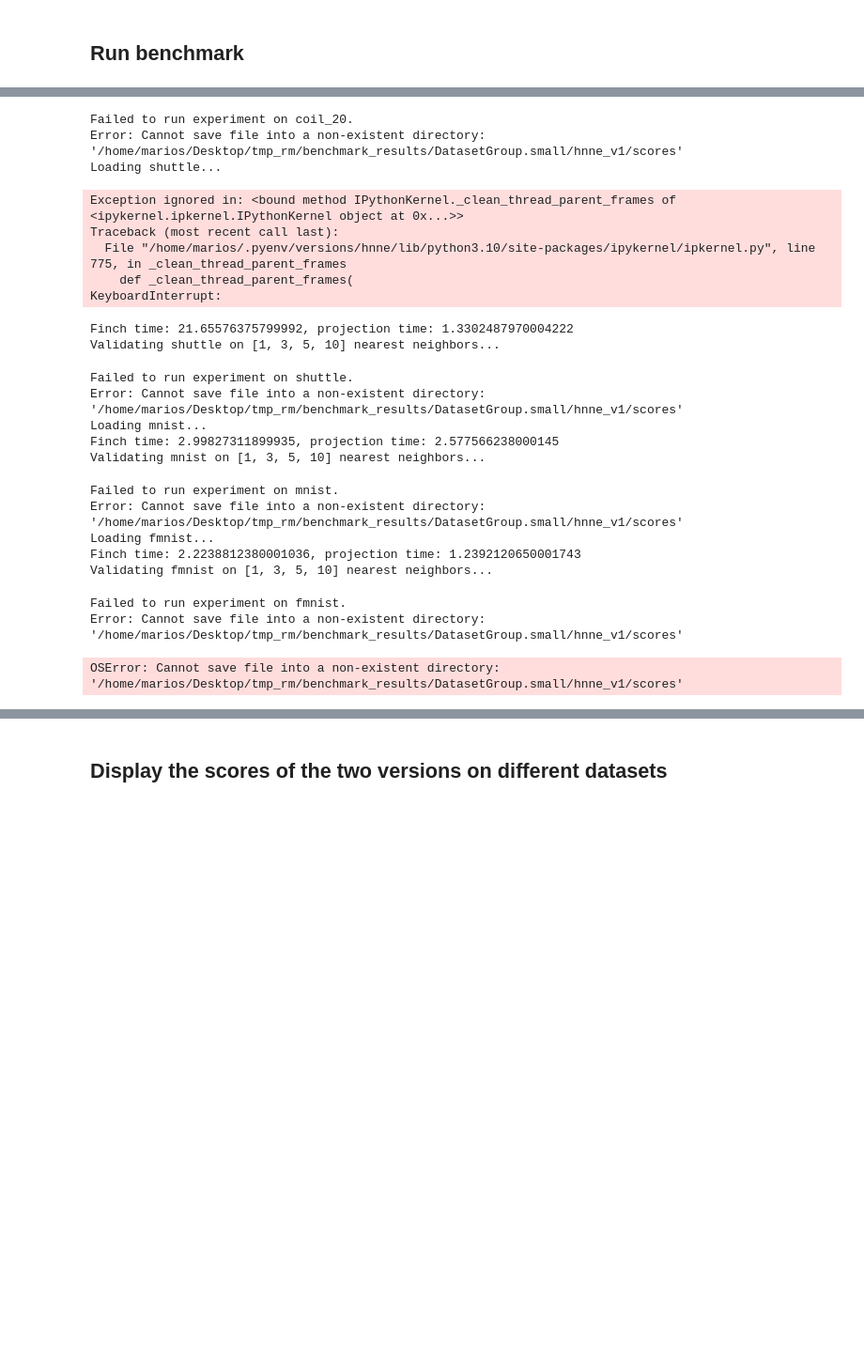
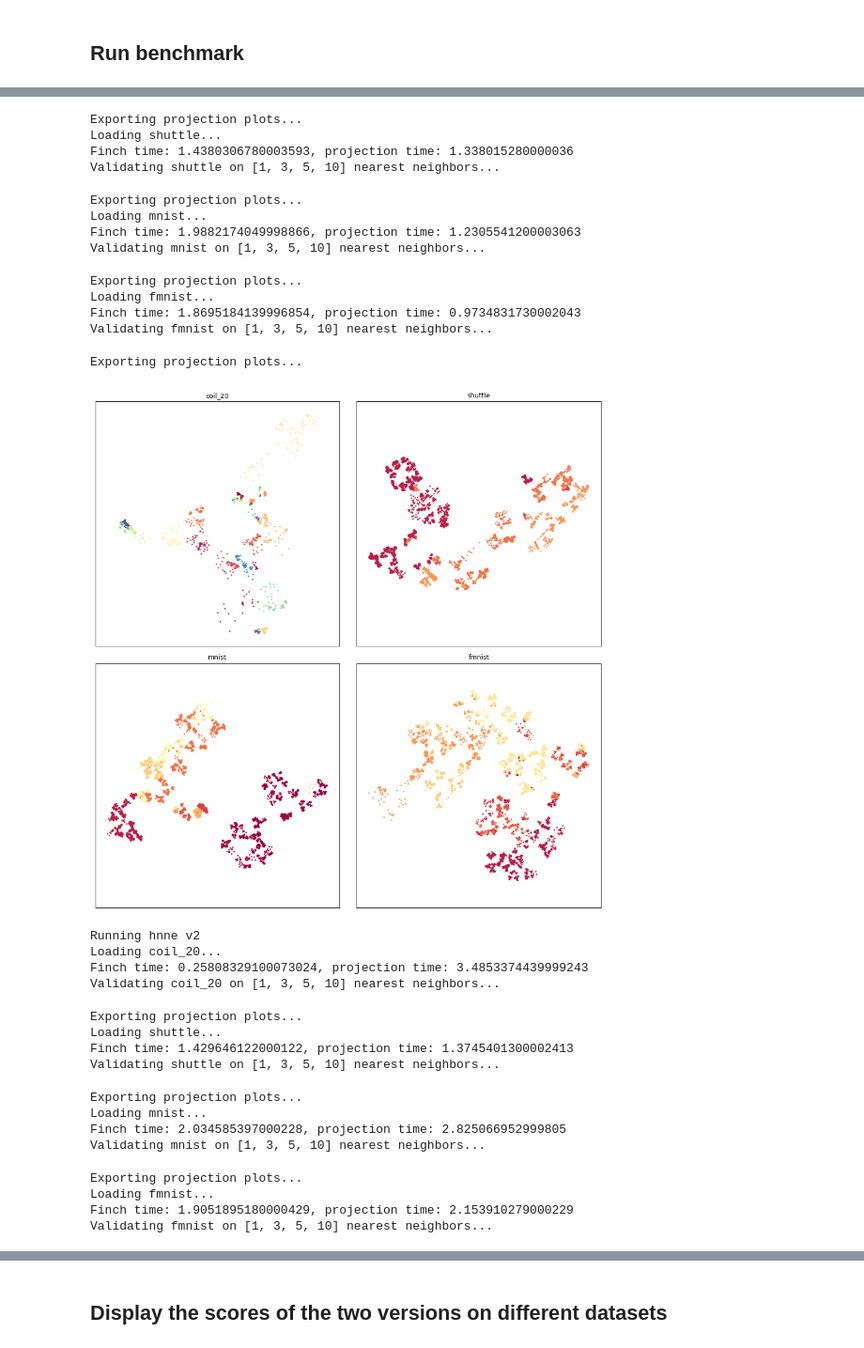
Before and after one commit to koulakis/h-nne, a Jupyter notebook: notebooks/hnne_v2/hnne_v2_benchmarking_v1_vs_v2.ipynb, the cells around one changed output, grey strips where cells are left out. Shown at 94% size. Drawn from its saved outputs; the diff is of its cells as text; code cells hidden in the pictures; blank space fills up the shorter version.

Commit message:
Re-run the benchmarking notebook.

```diff
--- a/notebooks/hnne_v2/hnne_v2_benchmarking_v1_vs_v2.ipynb
+++ b/notebooks/hnne_v2/hnne_v2_benchmarking_v1_vs_v2.ipynb
@@ -28,9 +28,6 @@ from hnne_benchmarking.utils import combine_method_overviews_from_csv
 data_path = Path("<path to datasets>")
 outputs_path = Path("<path to outputs>")
 
-data_path = Path("/home/marios/datasets/hnne_datasets")
-outputs_path = Path("~/Desktop/tmp_rm")
-
 ## Load small, medium or large datasets, see ./hnne/benchmarking/data.py
 loaders = dataset_loaders(dataset_group=DatasetGroup.small)
 loaders.keys()
@@ -72,7 +73,7 @@ for hnne_version in ["v1", "v2"]:
         plot_projection=True,
         experiment_name=experiment_name,
         output_directory=output_directory,
-        points_plot_limit =5000_000,
+        points_plot_limit =5_000_000,
         figsize=(5, 5),
         skip_done=False,
         scale_data=False,
@@ -84,24 +85,31 @@ Finch time: 0.9686776300004567, projection time: 1.6933651069994085
 Validating coil_20 on [1, 3, 5, 10] nearest neighbors...
-Failed to run experiment on coil_20.
-Error: Cannot save file into a non-existent directory: '/home/marios/Desktop/tmp_rm/benchmark_results/DatasetGroup.small/hnne_v1/scores'
+Exporting projection plots...
 Loading shuttle...
+Finch time: 1.4380306780003593, projection time: 1.338015280000036
+Validating shuttle on [1, 3, 5, 10] nearest neighbors...
-Exception ignored in: <bound method IPythonKernel._clean_thread_parent_frames of <ipykernel.ipkernel.IPythonKernel object at 0x...>>
-Traceback (most recent call last):
-  File "/home/marios/.pyenv/versions/hnne/lib/python3.10/site-packages/ipykernel/ipkernel.py", line 775, in _clean_thread_parent_frames
-    def _clean_thread_parent_frames(
-KeyboardInterrupt:
+Exporting projection plots...
+Loading mnist...
+Finch time: 1.9882174049998866, projection time: 1.2305541200003063
+Validating mnist on [1, 3, 5, 10] nearest neighbors...
-Finch time: 21.65576375799992, projection time: 1.3302487970004222
-Validating shuttle on [1, 3, 5, 10] nearest neighbors...
+Exporting projection plots...
+Loading fmnist...
+Finch time: 1.8695184139996854, projection time: 0.9734831730002043
+Validating fmnist on [1, 3, 5, 10] nearest neighbors...
-Failed to run experiment on shuttle.
-Error: Cannot save file into a non-existent directory: '/home/marios/Desktop/tmp_rm/benchmark_results/DatasetGroup.small/hnne_v1/scores'
-Loading mnist...
-Finch time: 2.99827311899935, projection time: 2.577566238000145
-Validating mnist on [1, 3, 5, 10] nearest neighbors...
+Exporting projection plots...
+[figure, added]
-Failed to run experiment on mnist.
-Error: Cannot save file into a non-existent directory: '/home/marios/Desktop/tmp_rm/benchmark_results/DatasetGroup.small/hnne_v1/scores'
-Loading fmnist...
-Finch time: 2.2238812380001036, projection time: 1.2392120650001743
-Validating fmnist on [1, 3, 5, 10] nearest neighbors...
+Running hnne v2
+Loading coil_20...
+Finch time: 0.25808329100073024, projection time: 3.4853374439999243
+Validating coil_20 on [1, 3, 5, 10] nearest neighbors...
-Failed to run experiment on fmnist.
-Error: Cannot save file into a non-existent directory: '/home/marios/Desktop/tmp_rm/benchmark_results/DatasetGroup.small/hnne_v1/scores'
+Exporting projection plots...
+Loading shuttle...
+Finch time: 1.429646122000122, projection time: 1.3745401300002413
+Validating shuttle on [1, 3, 5, 10] nearest neighbors...
-OSError: Cannot save file into a non-existent directory: '/home/marios/Desktop/tmp_rm/benchmark_results/DatasetGroup.small/hnne_v1/scores'
+Exporting projection plots...
+Loading mnist...
+Finch time: 2.034585397000228, projection time: 2.825066952999805
+Validating mnist on [1, 3, 5, 10] nearest neighbors...
+Exporting projection plots...
+Loading fmnist...
+Finch time: 1.9051895180000429, projection time: 2.153910279000229
+Validating fmnist on [1, 3, 5, 10] nearest neighbors...
```
Also changed, not shown: parts of 3 cells of this notebook.
